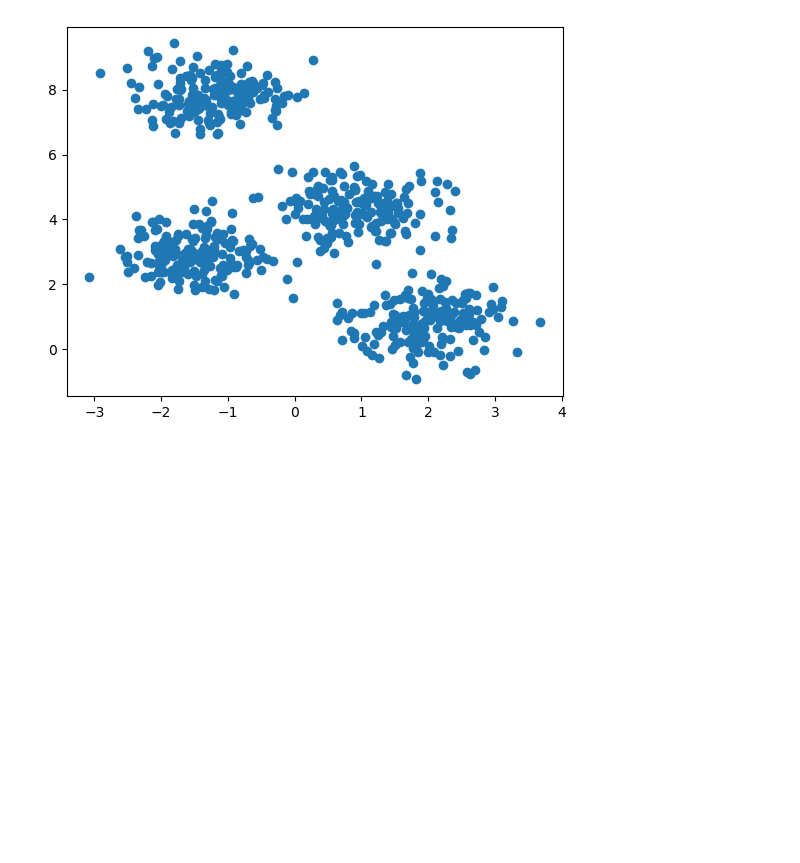
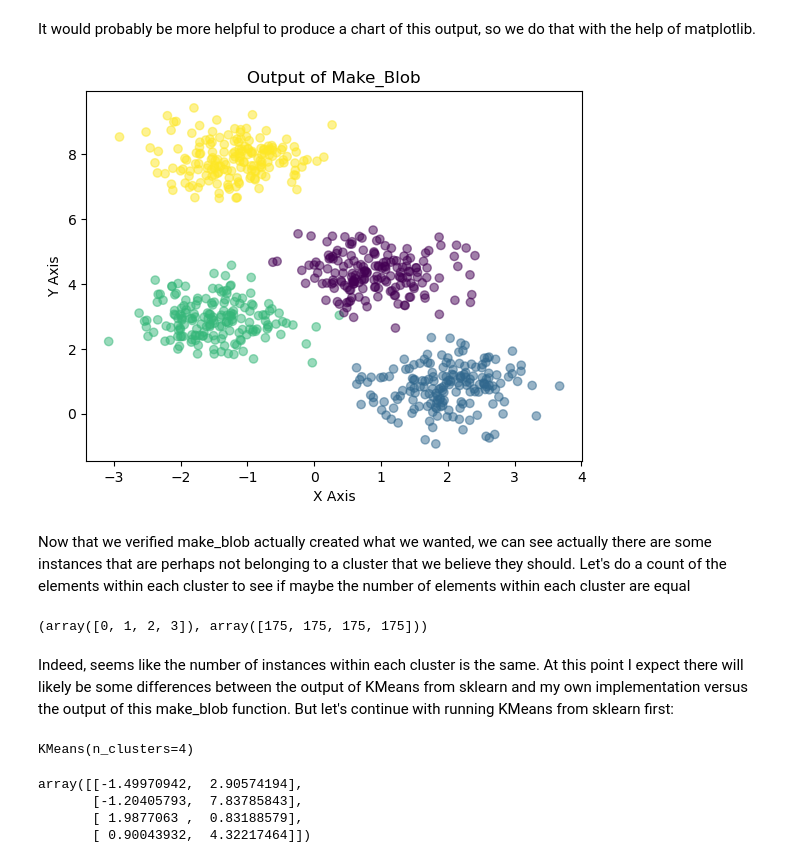
Before and after one commit to USFCA-CS663-Spring2024/kmeans-lawrenceslng, a Jupyter notebook: Assignment 2 - Clustering.ipynb, the cells around one changed output. Saved outputs shown, nothing was run; the diff lists cells and outputs as text; code cells hidden in the pictures; blank space fills up the shorter version.

Commit message:
fixed KMeans algo; starting other portions

```diff
--- a/Assignment 2 - Clustering.ipynb
+++ b/Assignment 2 - Clustering.ipynb
@@ -5,7 +55,30 @@ X, cluster_assignments = make_blobs(n_samples=700, centers=4, cluster_std=0.60,
+# %% [markdown]
+It would probably be more helpful to produce a chart of this output, so we do that with the help of matplotlib.
 # %%
-import matplotlib.pyplot as plt
-
-plt.scatter(x=X[:,0], y=X[:,1])
+plt.scatter(x=X[:,0], y=X[:,1], c=cluster_assignments, alpha=0.5)
+plt.title("Output of Make_Blob")
+plt.xlabel("X Axis")
+plt.ylabel("Y Axis")
 plt.show()
 # %% [output]
-[figure, old version]
+[figure, new version]
+# %% [markdown]
+Now that we verified make_blob actually created what we wanted, we can see actually there are some instances that are perhaps not belonging to a cluster that we believe they should. Let's do a count of the elements within each cluster to see if maybe the number of elements within each cluster are equal
+# %%
+np.unique(cluster_assignments, return_counts=True)
+# %% [output]
+(array([0, 1, 2, 3]), array([175, 175, 175, 175]))
+# %% [markdown]
+Indeed, seems like the number of instances within each cluster is the same. At this point I expect there will likely be some differences between the output of KMeans from sklearn and my own implementation versus the output of this make_blob function. But let's continue with running KMeans from sklearn first:
+# %%
+kmeans = KMeans(n_clusters=4)
+kmeans.fit(X)
+# %% [output]
+KMeans(n_clusters=4)
+# %%
+kmeans.cluster_centers_
+# %% [output]
+array([[-1.49970942,  2.90574194],
+       [-1.20405793,  7.83785843],
+       [ 1.9877063 ,  0.83188579],
+       [ 0.90043932,  4.32217464]])
```
Also changed, not shown: parts of 31 cells of this notebook, 3 other files.
